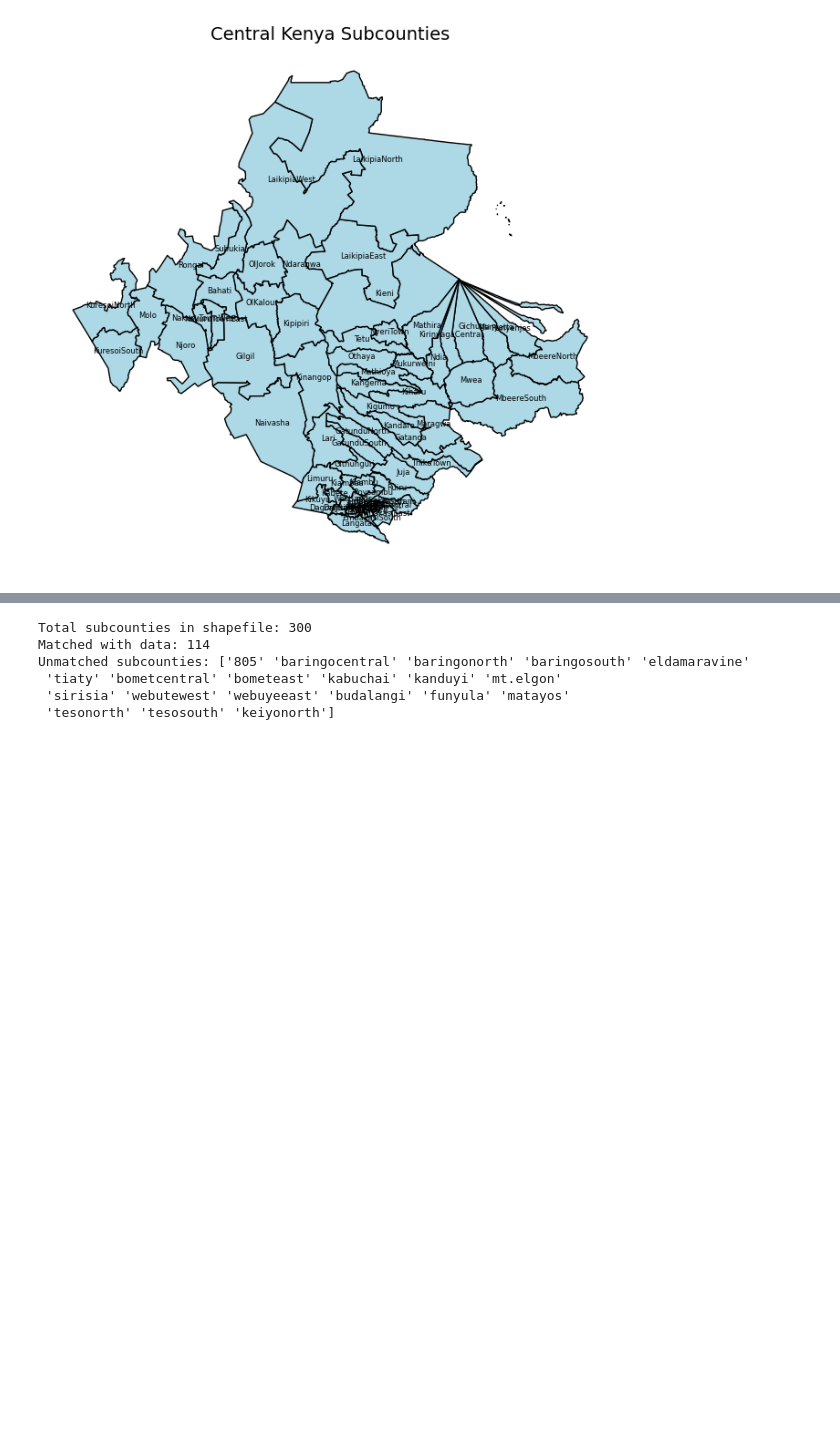
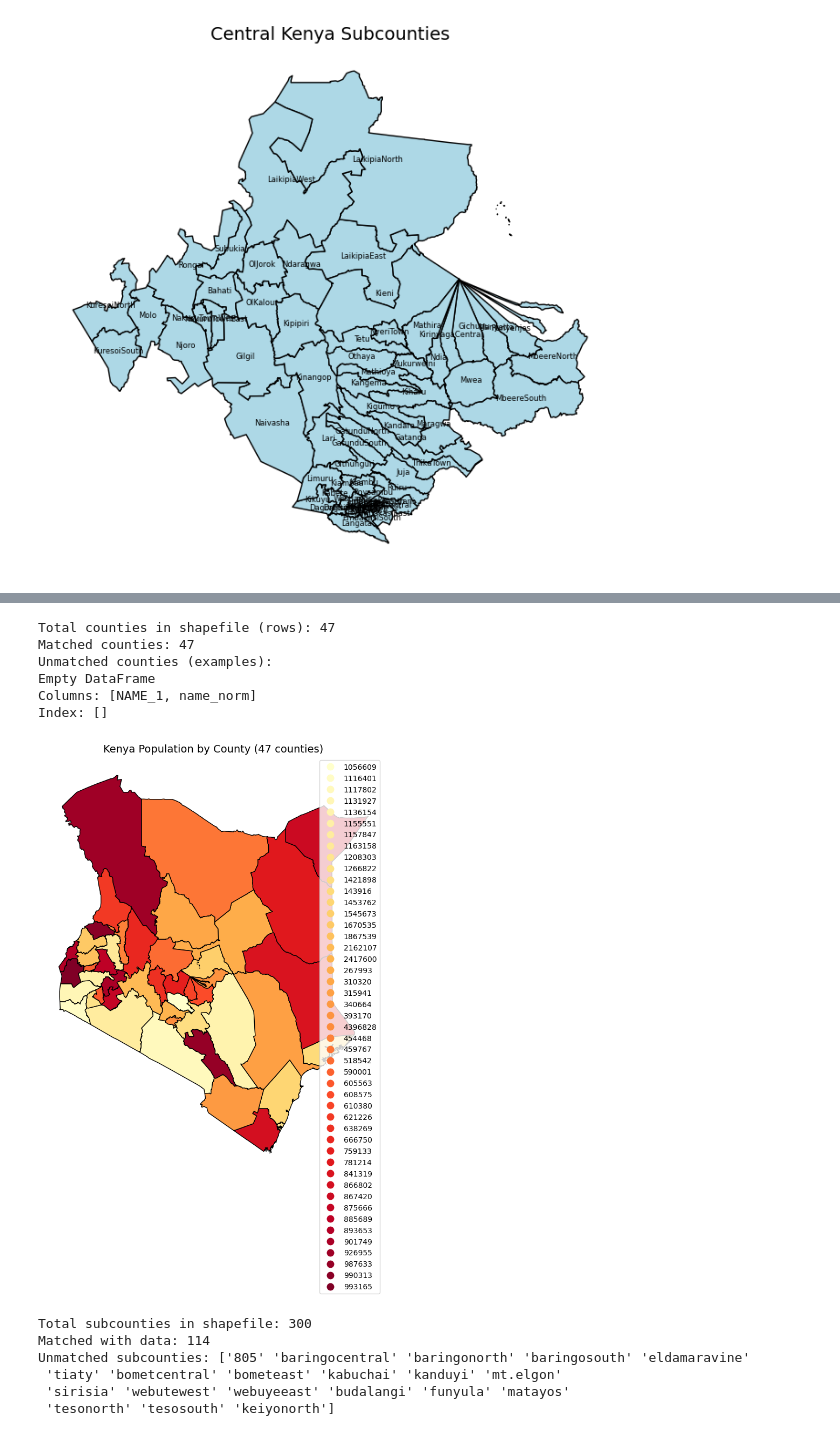
Before and after one commit to ChiriKamau/soma, a Jupyter notebook: notebooks/soma.ipynb, the cells around one changed output, grey strips where cells are left out. Saved outputs shown, nothing was run; the diff lists cells and outputs as text; code cells hidden in the pictures; blank space fills up the shorter version.

Commit message:
map the population data to county still missmatched for subcounty

```diff
--- a/notebooks/soma.ipynb
+++ b/notebooks/soma.ipynb
@@ -132,3 +132,11 @@ plt.axis("off")
 plt.show()
 # %% [output]
 [figure]
+# %%
+
+county_pop = df[(df["sub-county"].str.upper() == "ALL") & (df["Age"].str.upper() == "TOTAL")]
+
+county_pop = county_pop[["ewcounty", "Total"]].copy()
+
+print("Number of counties in dataset:", county_pop.shape[0])
+county_pop.head()
@@ -134,0 +151,9 @@ plt.show()
+# %%
+import geopandas as gpd
+
+
+url = "https://geodata.ucdavis.edu/gadm/gadm4.1/json/gadm41_KEN_1.json"
+gdf = gpd.read_file(url)
+
+print("Counties in shapefile:", gdf.shape[0])
+gdf.head()
@@ -135 +168,50 @@ plt.show()
+# %%
+
+import re
+
+
+def normalize_series(s):
+    """Uppercase, strip, remove ALL non-alphanumeric characters (spaces, punctuation)."""
+    return s.astype(str).str.upper().str.strip().str.replace(r'[^A-Z0-9]', '', regex=True)
+
+
+gdf['name_norm'] = normalize_series(gdf['NAME_1'])
+county_pop['ewcounty_norm'] = normalize_series(county_pop['ewcounty'])
+
+
+gdf_merged = gdf.merge(county_pop, left_on='name_norm', right_on='ewcounty_norm', how='left')
+
+
+print("Total counties in shapefile (rows):", gdf.shape[0])
+print("Matched counties:", int(gdf_merged['Total'].notna().sum()))
+print("Unmatched counties (examples):")
+print(gdf_merged.loc[gdf_merged['Total'].isna(), ['NAME_1','name_norm']].to_string(index=False))
+
+# Optional: show CSV county entries that didn't find a match in gdf
+unmatched_csv = county_pop[~county_pop['ewcounty_norm'].isin(gdf['name_norm'])]
+if not unmatched_csv.empty:
+    print("\nCSV county rows with no matching geometry (examples):")
+    print(unmatched_csv[['ewcounty','ewcounty_norm']].head(20).to_string(index=False))
+
+# Plot
+fig, ax = plt.subplots(figsize=(10, 10))
+gdf_merged.plot(
+    column='Total',
+    cmap='YlOrRd',
+    legend=True,
+    ax=ax,
+    edgecolor='black',
+    missing_kwds={'color':'lightgrey', 'label':'No data'}
+)
+ax.set_title("Kenya Population by County (47 counties)", fontsize=14)
+ax.axis('off')
+plt.show()
+# %% [output]
+Total counties in shapefile (rows): 47
+Matched counties: 47
+Unmatched counties (examples):
+Empty DataFrame
+Columns: [NAME_1, name_norm]
+Index: []
+[figure, added]
 # %%
```
Also changed, not shown: parts of 6 cells of this notebook.
